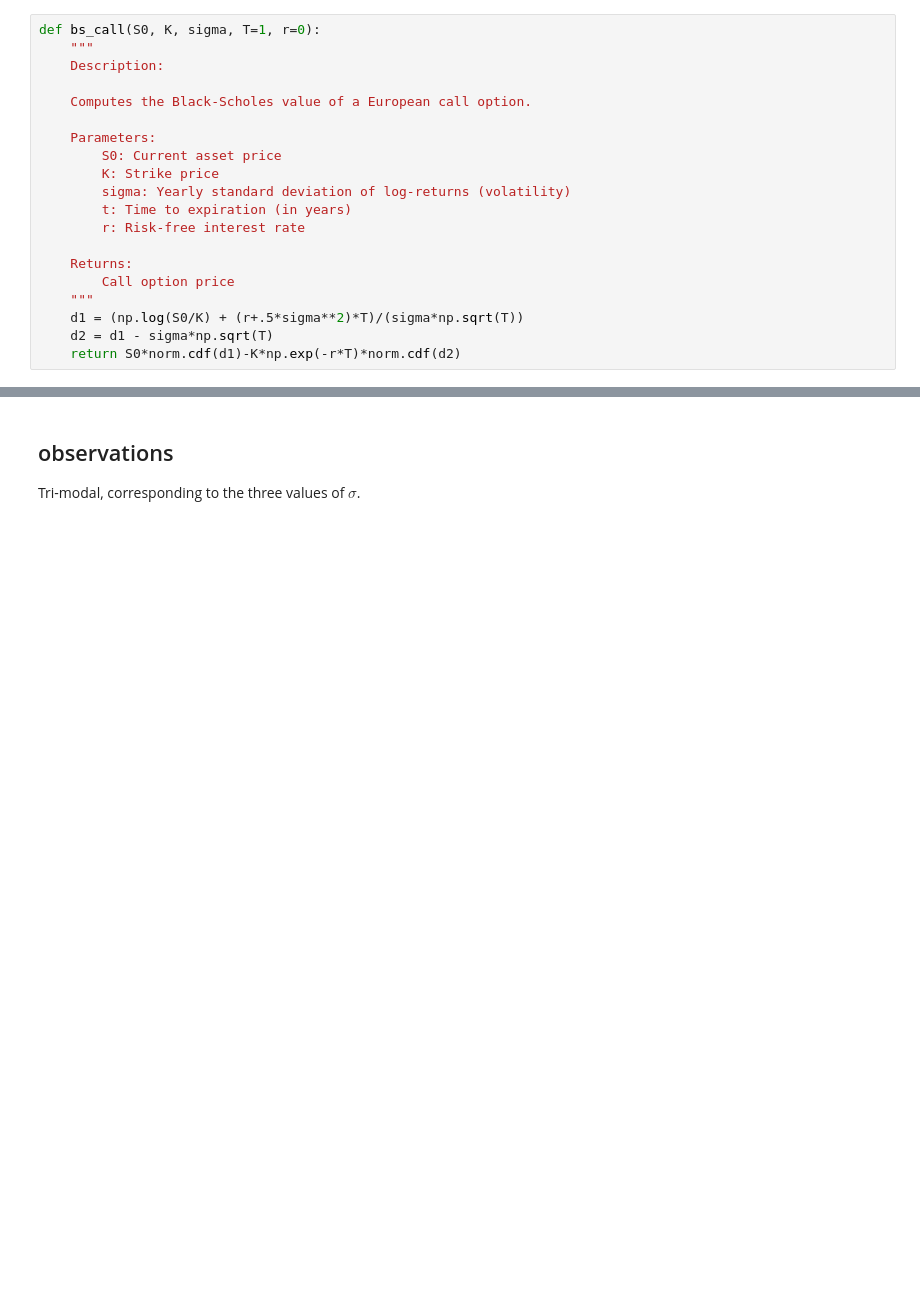
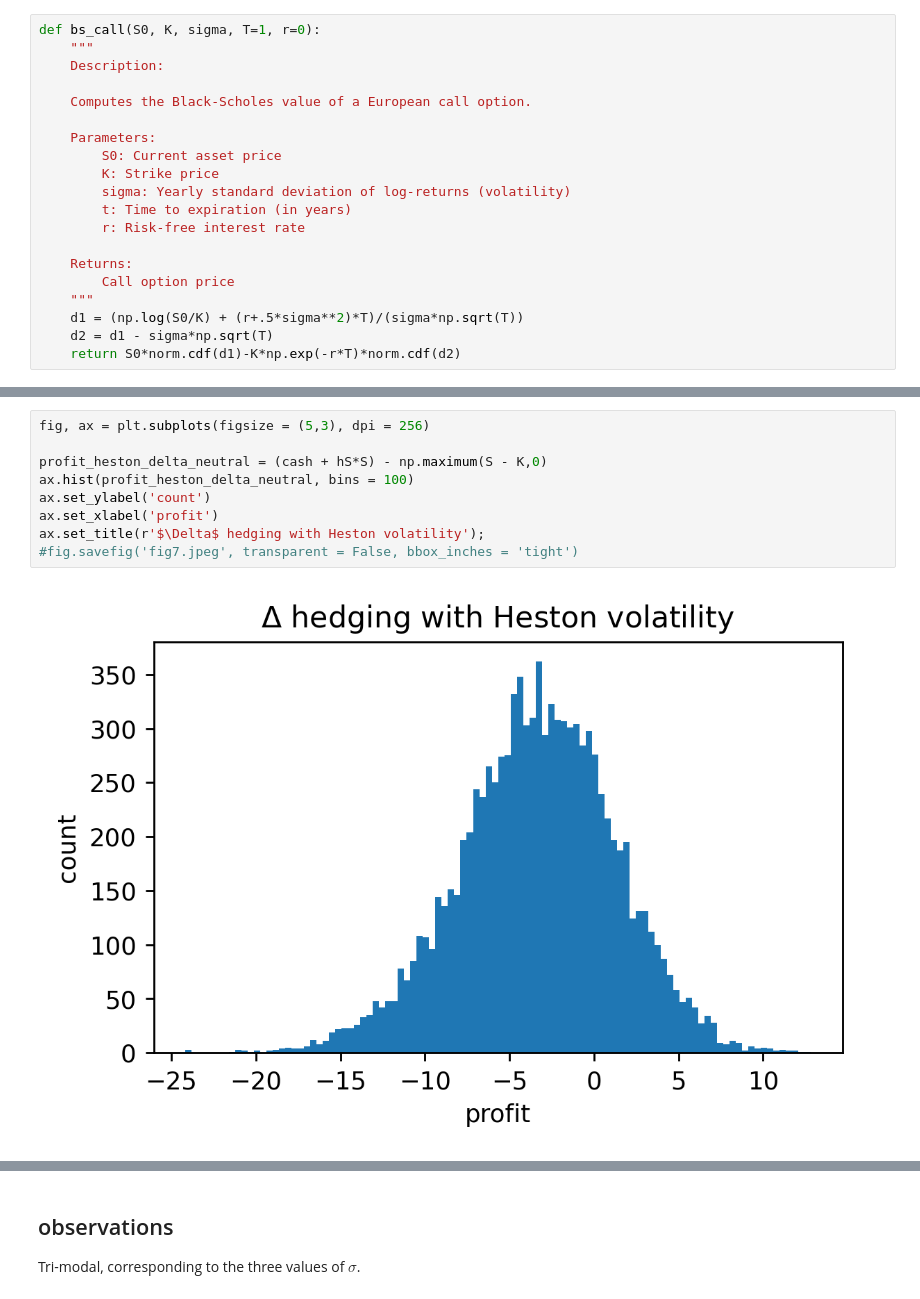
Before and after one commit to Lethargy/erdos-quant-2025, a Jupyter notebook: Lu Vy Mini Project 4.ipynb, the cells around one changed output, grey strips where cells are left out. Saved outputs shown, nothing was run; the diff lists cells and outputs as text; blank space fills up the shorter version.

```diff
--- a/Lu Vy Mini Project 4.ipynb
+++ b/Lu Vy Mini Project 4.ipynb
@@ -42,0 +68,11 @@ def bs_call(S0, K, sigma, T=1, r=0):
+# %%
+fig, ax = plt.subplots(figsize = (5,3), dpi = 256)
+
+profit_heston_delta_neutral = (cash + hS*S) - np.maximum(S - K,0)
+ax.hist(profit_heston_delta_neutral, bins = 100)
+ax.set_ylabel('count')
+ax.set_xlabel('profit')
+ax.set_title(r'$\Delta$ hedging with Heston volatility');
+#fig.savefig('fig7.jpeg', transparent = False, bbox_inches = 'tight')
+# %% [output]
+[figure, added]
```
Also changed, not shown: parts of 15 cells of this notebook, 2 other files.
